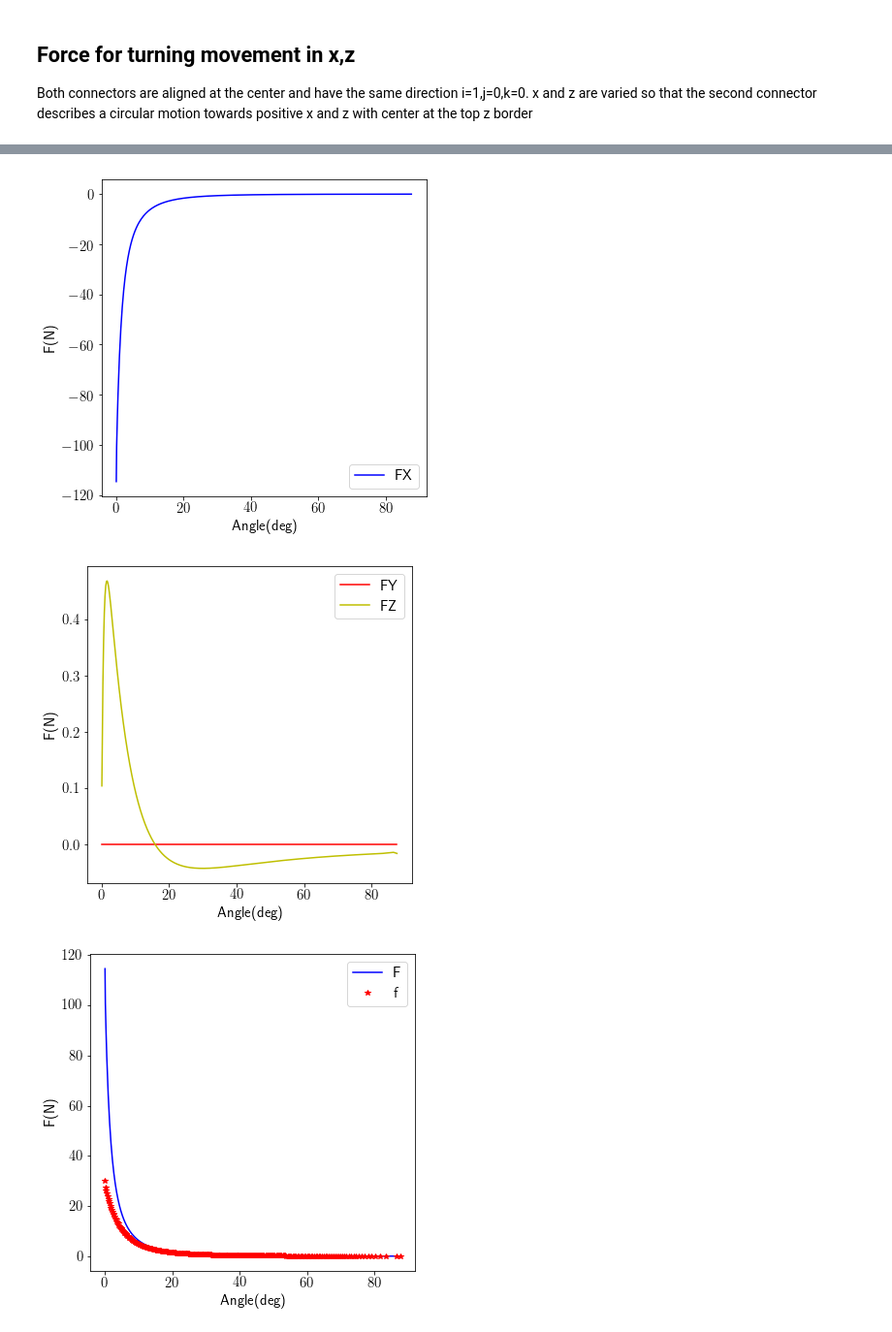
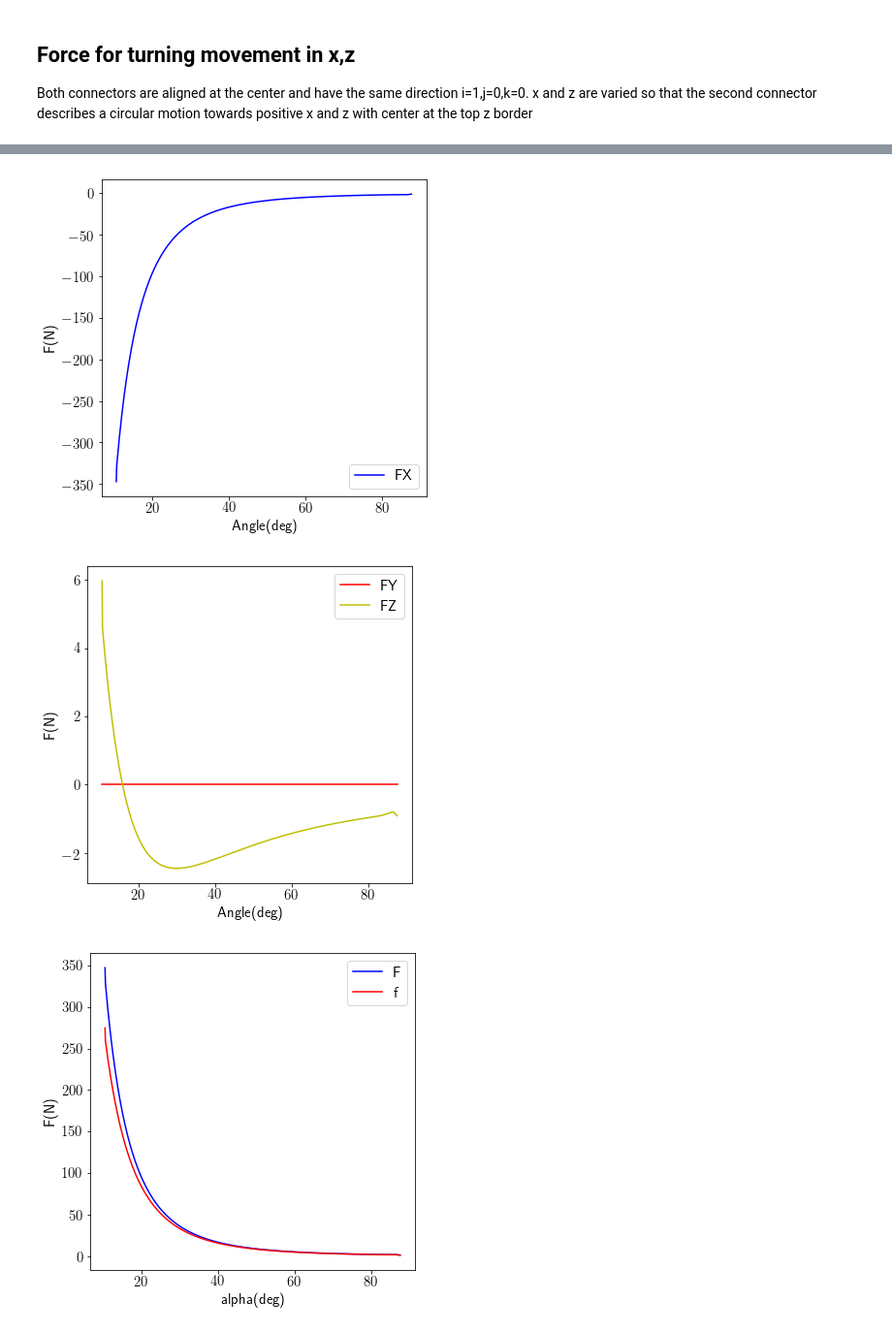
Before and after one commit to rmorenoga/Testing, a Jupyter notebook: Magnet/Python/Magnet connector.ipynb, the cells around one changed output, grey strips where cells are left out. Shown at 97% size. Cells and saved outputs as stored; diff of their text form; code cells hidden in the pictures.

```diff
--- a/Magnet/Python/Magnet connector.ipynb
+++ b/Magnet/Python/Magnet connector.ipynb
@@ -570,7 +593,7 @@ Both connectors are aligned at the center and have the same direction i=1,j=0,k=
 # %%
 # point separation
 h = 0.0001
-xpoints = np.arange(0.003,0.0306,h)
+xpoints = np.arange(0.008,0.0306,h)
 
 zpoints =  0.0275 - np.sqrt((0.0275**2)-((xpoints-0.003)**2))
 m = np.gradient(zpoints,h)
@@ -669,35 +692,38 @@ plt.savefig('./forcecircular1.eps', format='eps', dpi=1000, bbox_inches = 'tight
 fig8 = plt.figure(figsize=(6, 6))
 ax7 = fig8.gca()
 
 ax7.plot(ang,FY,'r',label='FY')
 ax7.plot(ang,FZ,'y',label='FZ')
 ax7.set_xlabel('Angle(deg)')
 ax7.set_ylabel('F(N)')
 ax7.legend(loc='upper right')
 
 plt.savefig('./forcecircular2.eps', format='eps', dpi=1000, bbox_inches = 'tight')
 
 #ax5[2].plot(xpoints,f10x,'b')
 #ax5[2].set_xlabel('X(m)')
 #ax5[2].set_ylabel('f10x(N)')
 
 #ax5[4].plot(xpoints,f10y,'r')
 #ax5[4].plot(xpoints,f10z,'y')
 #ax5[4].set_xlabel('X(m)')
 #ax5[4].set_ylabel('f10y(N),f10z(N)')
 
+
+#display(np.log10(FM))
+
 fig9 = plt.figure(figsize=(6, 6))
 ax8 = fig9.gca()
 ax8.plot(ang,FM,'b',label='F')
-ax8.plot(ang,f10m,'*r',label ='f')
-ax8.set_xlabel('Angle(deg)')
+ax8.plot(ang,f10m,'r',label ='f')
+ax8.set_xlabel('alpha(deg)')
 ax8.set_ylabel('F(N)')
 ax8.legend(loc='upper right')
 
 plt.savefig('./forcecircular3.eps', format='eps', dpi=1000, bbox_inches = 'tight')
 plt.show()
 # %% [output]
 [figure]
-[figure, old version]
+[figure, new version]
-[figure, old version]
+[figure, new version]
-[figure, old version]
+[figure, new version]
```
Also changed, not shown: parts of 6 cells of this notebook, 9 other files.
